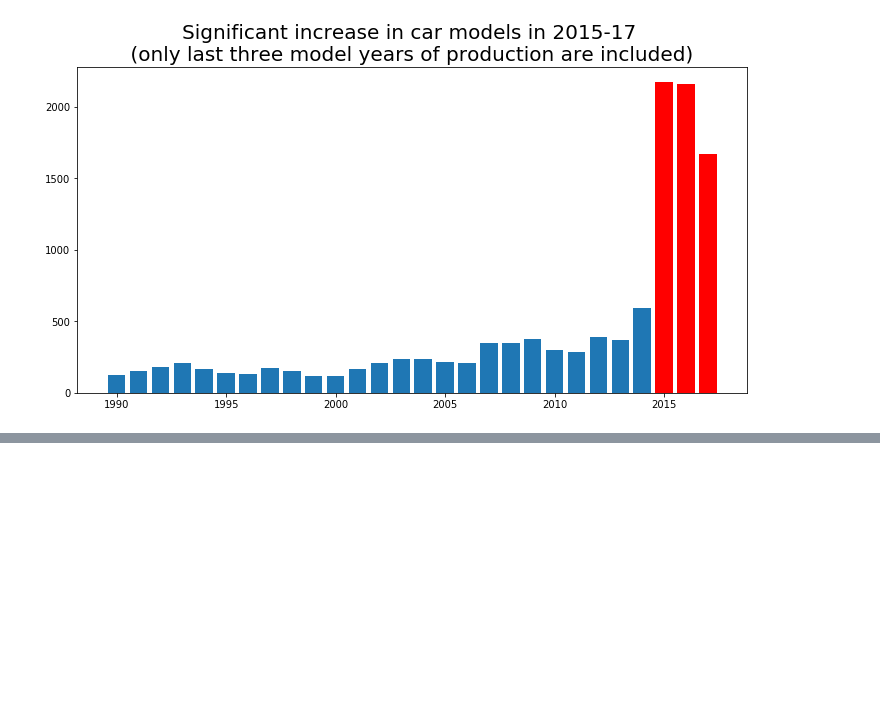
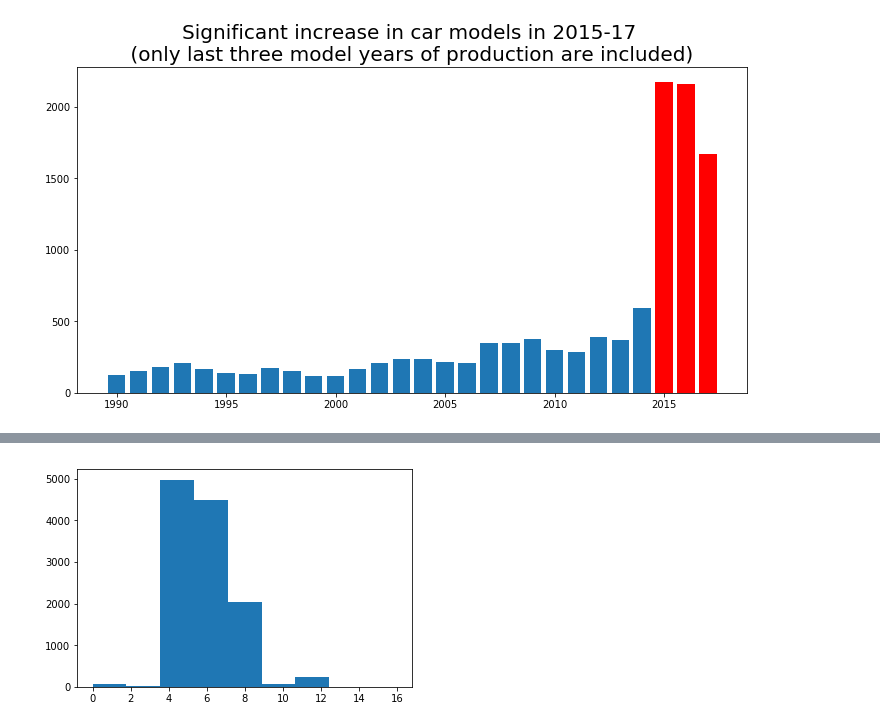
Before and after one commit to wkarney/newcars, a Jupyter notebook: EDA.ipynb, the cells around one changed output, grey strips where cells are left out. Saved outputs shown, nothing was run; the diff lists cells and outputs as text; code cells hidden in the pictures; blank space fills up the shorter version.

```diff
--- a/EDA.ipynb
+++ b/EDA.ipynb
@@ -22,6 +22,13 @@ cars.head()
 | 2 | BMW | 1 Series | 2011 | premium unleaded (required) | 300.0 | 6.0 | MANUAL | ... |
 | 3 | BMW | 1 Series | 2011 | premium unleaded (required) | 230.0 | 6.0 | MANUAL | ... |
 | 4 | BMW | 1 Series | 2011 | premium unleaded (required) | 230.0 | 6.0 | MANUAL | ... |
+# %%
+# The naming is a little too verbose for my liking
+cars.rename(columns={'Make':'make','Model':'model','Year':'year','Engine Fuel Type':'fuel',
+                     'Engine HP':'hp','Engine Cylinders':'num_cylinders','Transmission Type':'transmission',
+                     'Driven_Wheels':'driven_wheels','Number of Doors':'num_doors','Market Category':'category',
+                     'Vehicle Size':'size','Vehicle Style':'style','highway MPG':'mpg_highway',
+                     'city mpg':'mpg_city','Popularity':'popularity','MSRP':'msrp'},inplace=True)
 # %%
 cars.info()
 # %% [output]
@@ -56,0 +141,7 @@ plt.title("Significant increase in car models in 2015-17 \n (only last three mod
+# %%
+# The recommended vs. required premium unleaded fuel types seem equivalent so I'll combine them
+premium_mask = (cars['fuel']=='premium unleaded (required)') | (cars['fuel']=='premium unleaded (recommended)')
+flex_mask = (cars['fuel']=='flex-fuel (unleaded/E85)') | (cars['fuel']=='flex-fuel (premium unleaded required/E85)') | (cars['fuel']=='flex-fuel (premium unleaded recommended/E85)')
+cars.loc[premium_mask,'fuel'] = 'premium unleaded'
+cars.loc[flex_mask,'fuel'] = 'flex-fuel (unleaded/E85)'
+cars['fuel'].value_counts()
@@ -56,0 +194,4 @@ plt.title("Significant increase in car models in 2015-17 \n (only last three mod
+# %%
+plt.hist(cars['num_cylinders'], bins=9);
+# %% [output]
+[figure, added]
```
Also changed, not shown: parts of 26 cells of this notebook, 3 other files.
